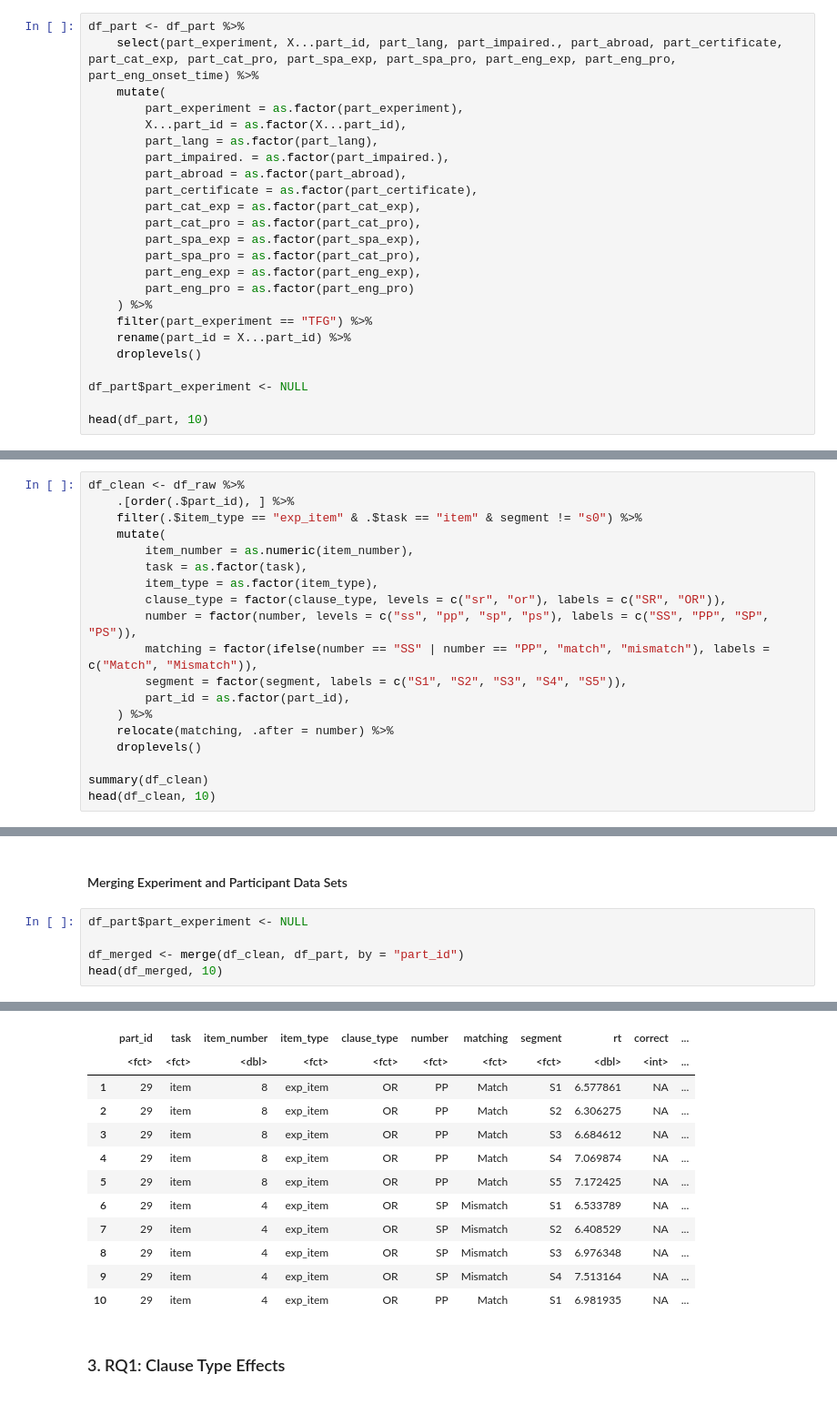
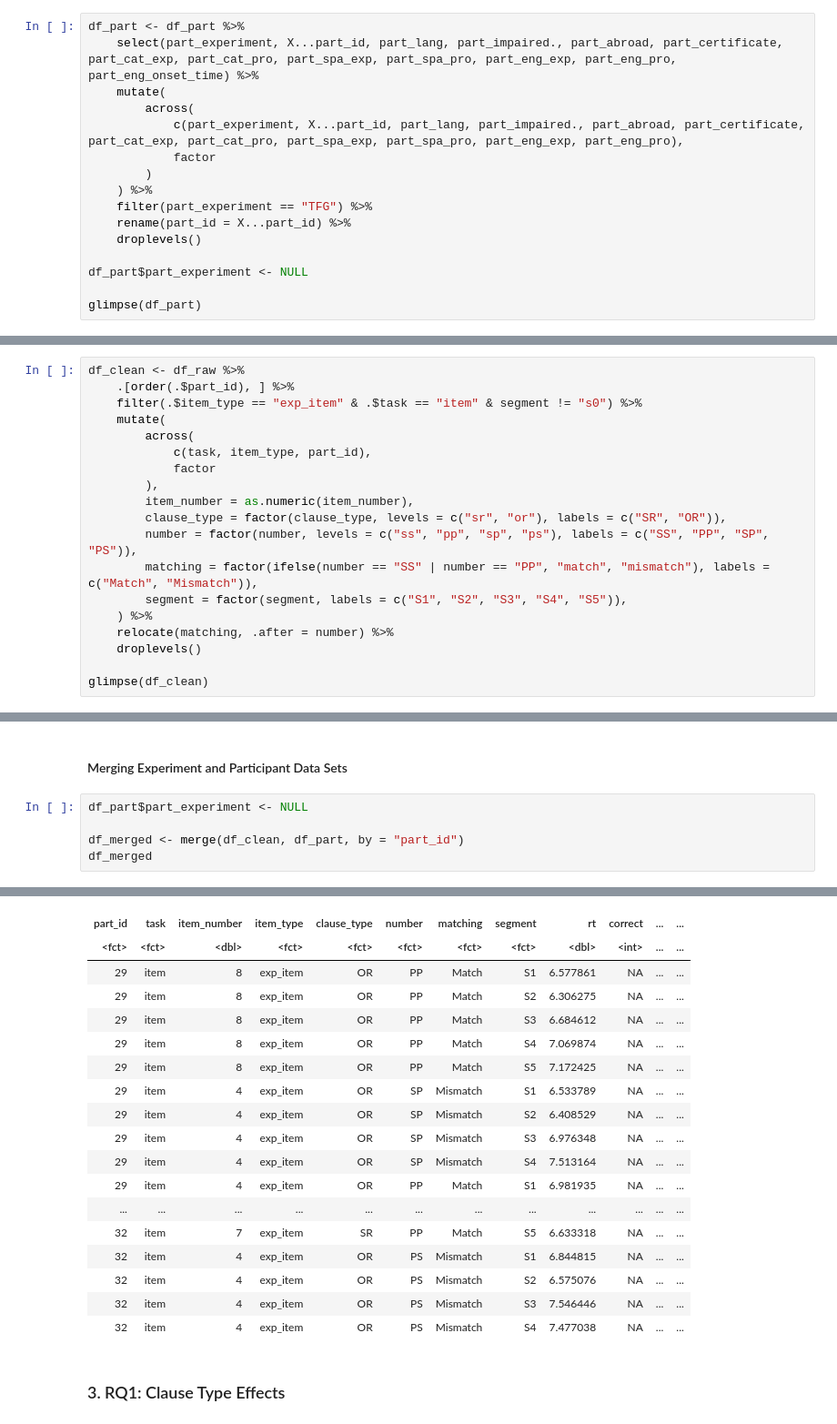
Before and after one commit to Vieju17/SelfPaced_Reading_Task_Data, a Jupyter notebook: sprt_analysis.ipynb, the cells around one changed output, grey strips where cells are left out. Shown: that part at 91% size. Drawn from its saved outputs; the diff is of its cells as text.

```diff
--- a/sprt_analysis.ipynb
+++ b/sprt_analysis.ipynb
@@ -95,18 +95,10 @@ A data.frame: 6 x 17
 df_part <- df_part %>%
     select(part_experiment, X...part_id, part_lang, part_impaired., part_abroad, part_certificate, part_cat_exp, part_cat_pro, part_spa_exp, part_spa_pro, part_eng_exp, part_eng_pro, part_eng_onset_time) %>%
     mutate(
-        part_experiment = as.factor(part_experiment),
-        X...part_id = as.factor(X...part_id),
-        part_lang = as.factor(part_lang),
-        part_impaired. = as.factor(part_impaired.),
-        part_abroad = as.factor(part_abroad),
-        part_certificate = as.factor(part_certificate),
-        part_cat_exp = as.factor(part_cat_exp),
-        part_cat_pro = as.factor(part_cat_pro),
-        part_spa_exp = as.factor(part_spa_exp),
-        part_spa_pro = as.factor(part_cat_pro),
-        part_eng_exp = as.factor(part_eng_exp),
-        part_eng_pro = as.factor(part_eng_pro)
+        across(
+            c(part_experiment, X...part_id, part_lang, part_impaired., part_abroad, part_certificate, part_cat_exp, part_cat_pro, part_spa_exp, part_spa_pro, part_eng_exp, part_eng_pro),
+            factor
+        )
     ) %>%
     filter(part_experiment == "TFG") %>%
     rename(part_id = X...part_id) %>%
@@ -114,5 +106,5 @@ df_part <- df_part %>%
 
 df_part$part_experiment <- NULL
 
-head(df_part, 10)
+glimpse(df_part)
 # %% [output]
@@ -204,18 +207,18 @@ df_clean <- df_raw %>%
     .[order(.$part_id), ] %>%
     filter(.$item_type == "exp_item" & .$task == "item" & segment != "s0") %>%
     mutate(
+        across(
+            c(task, item_type, part_id),
+            factor
+        ),
         item_number = as.numeric(item_number),
-        task = as.factor(task),
-        item_type = as.factor(item_type),
         clause_type = factor(clause_type, levels = c("sr", "or"), labels = c("SR", "OR")),
         number = factor(number, levels = c("ss", "pp", "sp", "ps"), labels = c("SS", "PP", "SP", "PS")),
         matching = factor(ifelse(number == "SS" | number == "PP", "match", "mismatch"), labels = c("Match", "Mismatch")),
         segment = factor(segment, labels = c("S1", "S2", "S3", "S4", "S5")),
-        part_id = as.factor(part_id),
     ) %>%
     relocate(matching, .after = number) %>%
     droplevels()
 
-summary(df_clean)
-head(df_clean, 10)
+glimpse(df_clean)
 # %% [output]
@@ -333,5 +319,5 @@ W = 0.99009, p-value = 0.004922
 df_part$part_experiment <- NULL
 
 df_merged <- merge(df_clean, df_part, by = "part_id")
-head(df_merged, 10)
+df_merged
 # %% [output]
@@ -339,15 +325,21 @@ A data.frame: 10 x 21
-|  | part_id | task | item_number | item_type | clause_type | number | matching | segment | rt | correct | ... |
-|  | <fct> | <fct> | <dbl> | <fct> | <fct> | <fct> | <fct> | <fct> | <dbl> | <int> | ... |
-| 1 | 29 | item | 8 | exp_item | OR | PP | Match | S1 | 6.577861 | NA | ... |
-| 2 | 29 | item | 8 | exp_item | OR | PP | Match | S2 | 6.306275 | NA | ... |
-| 3 | 29 | item | 8 | exp_item | OR | PP | Match | S3 | 6.684612 | NA | ... |
-| 4 | 29 | item | 8 | exp_item | OR | PP | Match | S4 | 7.069874 | NA | ... |
-| 5 | 29 | item | 8 | exp_item | OR | PP | Match | S5 | 7.172425 | NA | ... |
-| 6 | 29 | item | 4 | exp_item | OR | SP | Mismatch | S1 | 6.533789 | NA | ... |
-| 7 | 29 | item | 4 | exp_item | OR | SP | Mismatch | S2 | 6.408529 | NA | ... |
-| 8 | 29 | item | 4 | exp_item | OR | SP | Mismatch | S3 | 6.976348 | NA | ... |
-| 9 | 29 | item | 4 | exp_item | OR | SP | Mismatch | S4 | 7.513164 | NA | ... |
-| 10 | 29 | item | 4 | exp_item | OR | PP | Match | S1 | 6.981935 | NA | ... |
+| part_id | task | item_number | item_type | clause_type | number | matching | segment | rt | correct | ... | ... |
+| <fct> | <fct> | <dbl> | <fct> | <fct> | <fct> | <fct> | <fct> | <dbl> | <int> | ... | ... |
+| 29 | item | 8 | exp_item | OR | PP | Match | S1 | 6.577861 | NA | ... | ... |
+| 29 | item | 8 | exp_item | OR | PP | Match | S2 | 6.306275 | NA | ... | ... |
+| 29 | item | 8 | exp_item | OR | PP | Match | S3 | 6.684612 | NA | ... | ... |
+| 29 | item | 8 | exp_item | OR | PP | Match | S4 | 7.069874 | NA | ... | ... |
+| 29 | item | 8 | exp_item | OR | PP | Match | S5 | 7.172425 | NA | ... | ... |
+| 29 | item | 4 | exp_item | OR | SP | Mismatch | S1 | 6.533789 | NA | ... | ... |
+| 29 | item | 4 | exp_item | OR | SP | Mismatch | S2 | 6.408529 | NA | ... | ... |
+| 29 | item | 4 | exp_item | OR | SP | Mismatch | S3 | 6.976348 | NA | ... | ... |
+| 29 | item | 4 | exp_item | OR | SP | Mismatch | S4 | 7.513164 | NA | ... | ... |
+| 29 | item | 4 | exp_item | OR | PP | Match | S1 | 6.981935 | NA | ... | ... |
+| ... | ... | ... | ... | ... | ... | ... | ... | ... | ... | ... | ... |
+| 32 | item | 7 | exp_item | SR | PP | Match | S5 | 6.633318 | NA | ... | ... |
+| 32 | item | 4 | exp_item | OR | PS | Mismatch | S1 | 6.844815 | NA | ... | ... |
+| 32 | item | 4 | exp_item | OR | PS | Mismatch | S2 | 6.575076 | NA | ... | ... |
+| 32 | item | 4 | exp_item | OR | PS | Mismatch | S3 | 7.546446 | NA | ... | ... |
+| 32 | item | 4 | exp_item | OR | PS | Mismatch | S4 | 7.477038 | NA | ... | ... |
 # %% [markdown]
 ### 3. RQ1: Clause Type Effects
 # %% [markdown]
```
Also changed, not shown: parts of 10 cells of this notebook, 3 other files.
